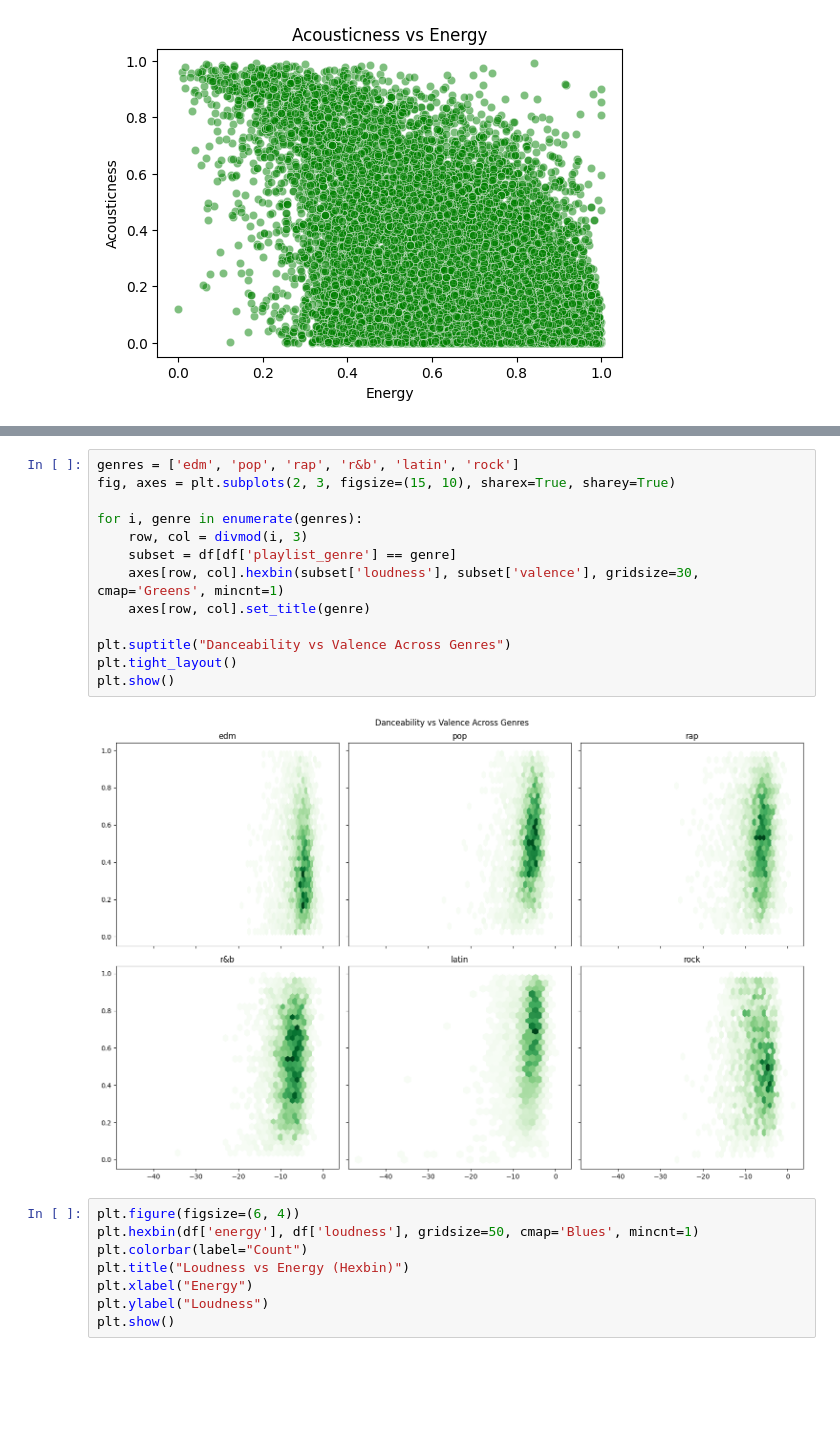
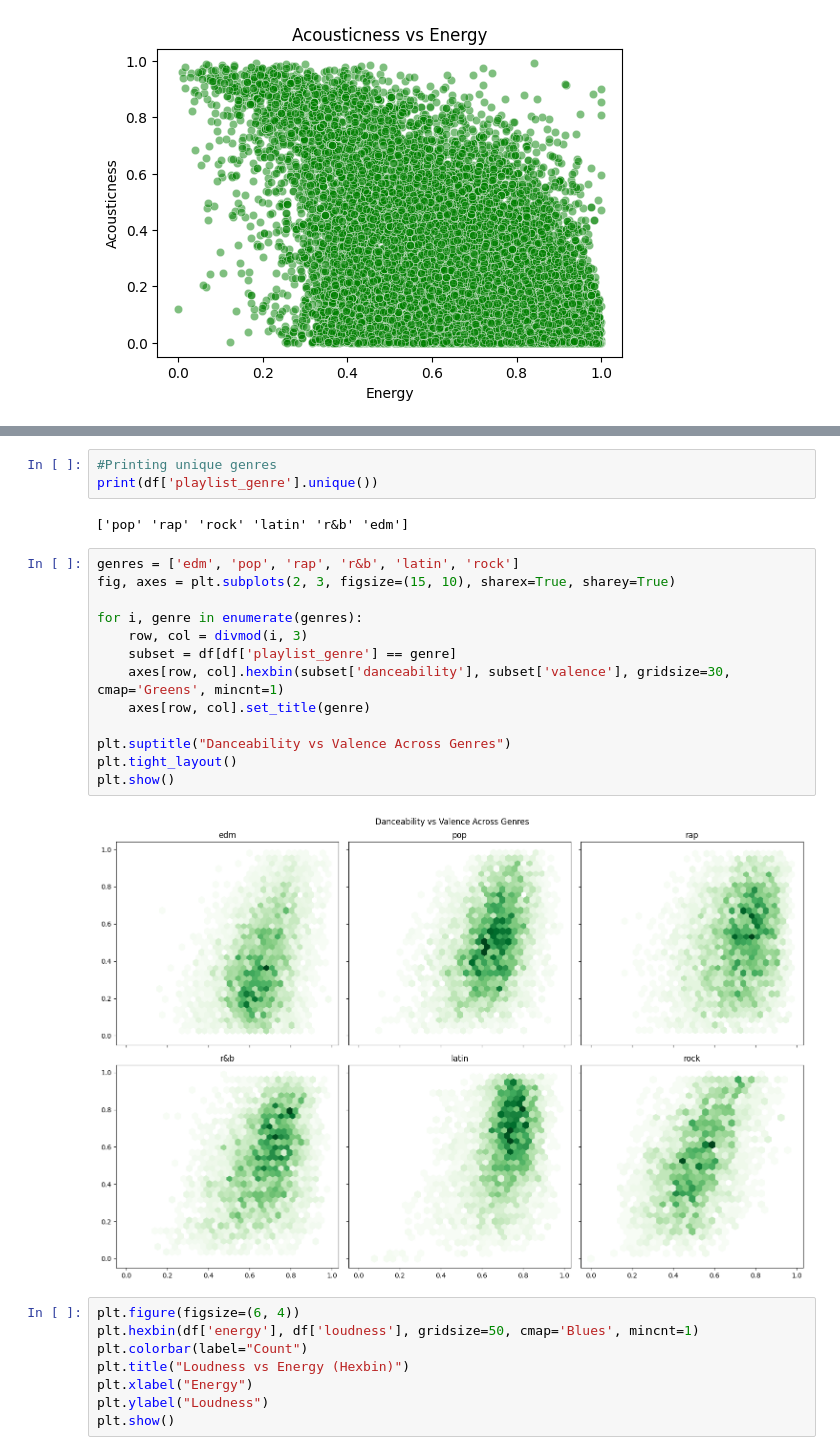
Before and after one commit to OmairHamdalla/Music_EDA, a Jupyter notebook: Music_EDA.ipynb, the cells around one changed output, grey strips where cells are left out. Cells and saved outputs as stored; diff of their text form; blank space fills up the shorter version.

```diff
--- a/Music_EDA.ipynb
+++ b/Music_EDA.ipynb
@@ -154,18 +165,23 @@ plt.show()
+# %%
+#Printing unique genres
+print(df['playlist_genre'].unique())
+# %% [output]
+['pop' 'rap' 'rock' 'latin' 'r&b' 'edm']
 # %%
 genres = ['edm', 'pop', 'rap', 'r&b', 'latin', 'rock']
 fig, axes = plt.subplots(2, 3, figsize=(15, 10), sharex=True, sharey=True)
 
 for i, genre in enumerate(genres):
     row, col = divmod(i, 3)
     subset = df[df['playlist_genre'] == genre]
-    axes[row, col].hexbin(subset['loudness'], subset['valence'], gridsize=30, cmap='Greens', mincnt=1)
+    axes[row, col].hexbin(subset['danceability'], subset['valence'], gridsize=30, cmap='Greens', mincnt=1)
     axes[row, col].set_title(genre)
 
 plt.suptitle("Danceability vs Valence Across Genres")
 plt.tight_layout()
 plt.show()
 # %% [output]
-[figure, old version]
+[figure, new version]
 # %%
 plt.figure(figsize=(6, 4))
 plt.hexbin(df['energy'], df['loudness'], gridsize=50, cmap='Blues', mincnt=1)
```
Also changed, not shown: parts of 3 cells of this notebook.
